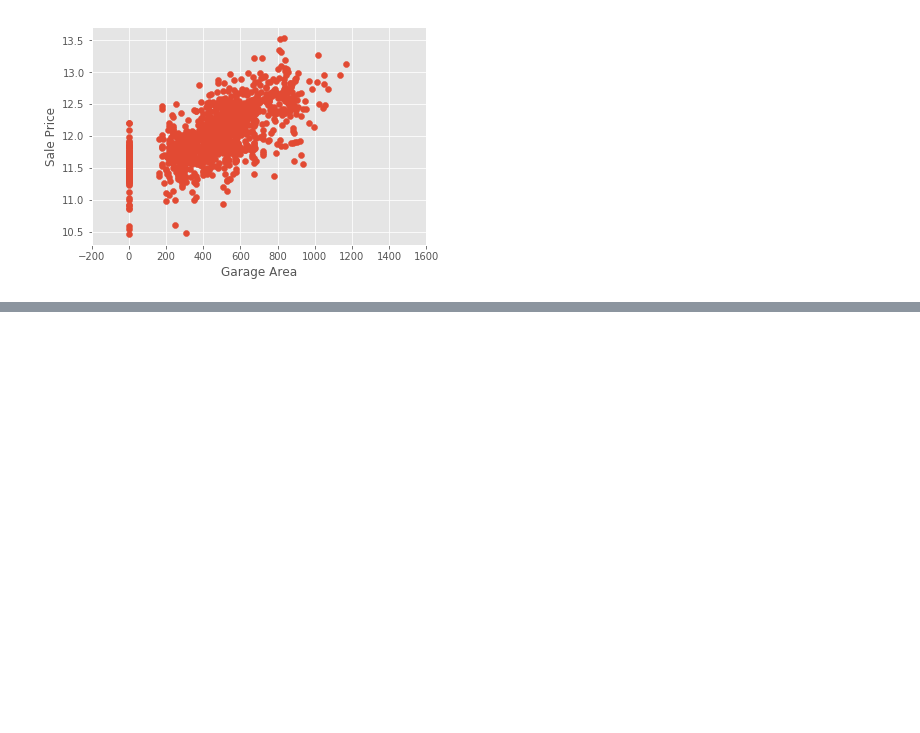
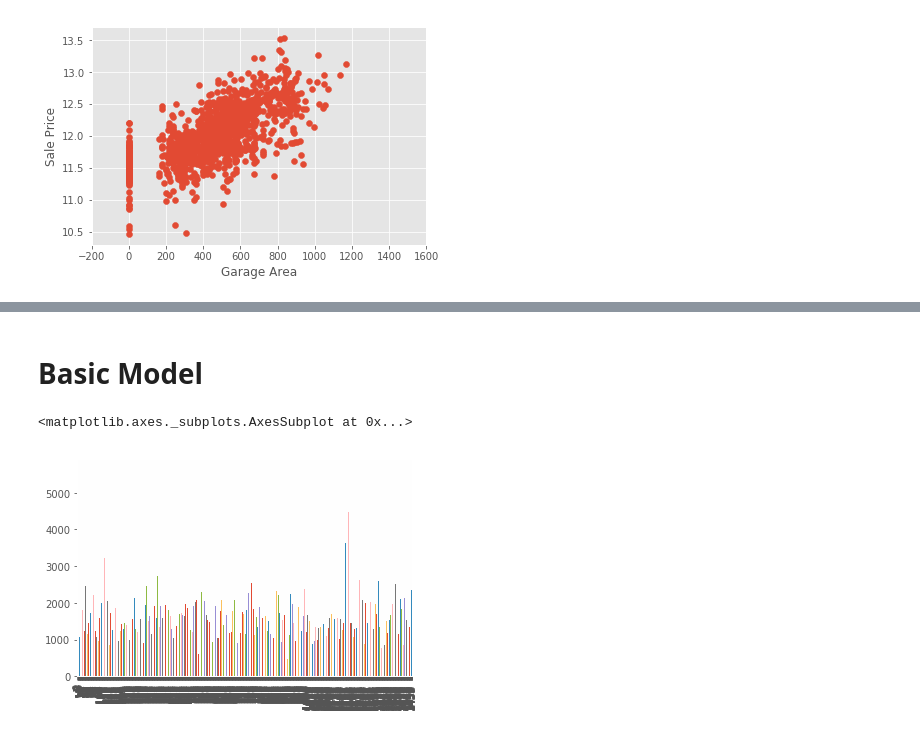
Before and after one commit to jchudb93/kaggle-house-prices, a Jupyter notebook: notebooks/1.0-initial-exploration.ipynb, the cells around one changed output, grey strips where cells are left out. Cells and saved outputs as stored; diff of their text form; code cells hidden in the pictures; blank space fills up the shorter version.

```diff
--- a/notebooks/1.0-initial-exploration.ipynb
+++ b/notebooks/1.0-initial-exploration.ipynb
@@ -189,0 +241,2 @@ plt.show()
+# %% [markdown]
+# Basic Model
@@ -189,0 +249,5 @@ plt.show()
+# %%
+train['GrLivArea'].plot.bar()
+# %% [output]
+<matplotlib.axes._subplots.AxesSubplot at 0x...>
+[figure, added]
```
Also changed, not shown: parts of 36 cells of this notebook, 2 other files.
